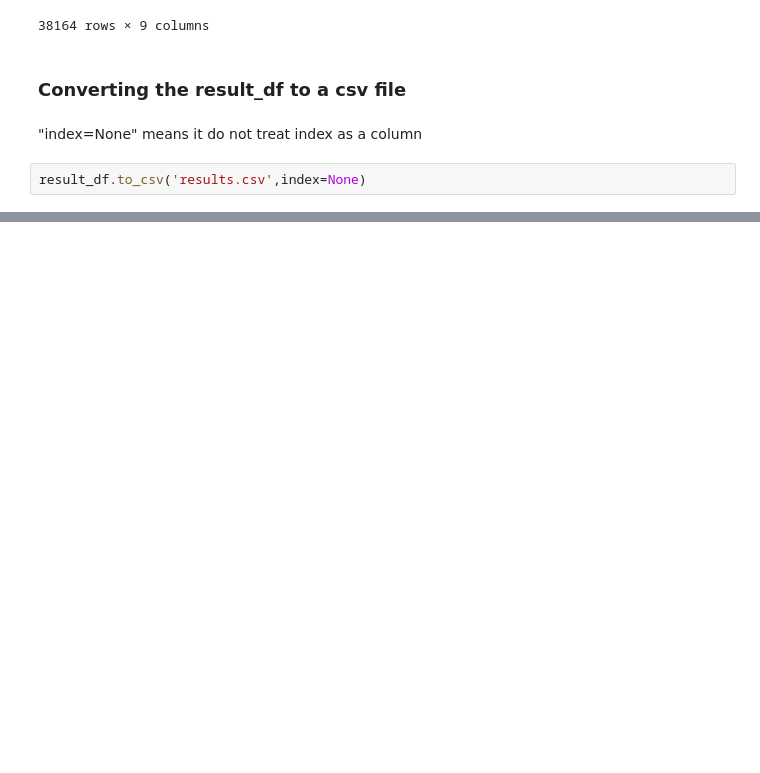
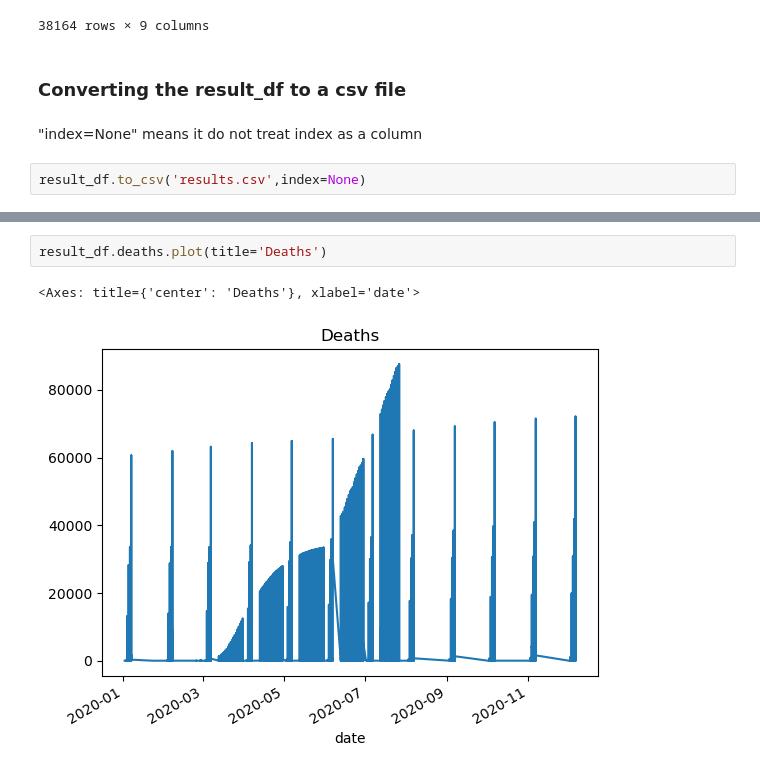
Before and after one commit to Swaraz08/Jupyter, a Jupyter notebook: pandas.ipynb, the cells around one changed output, grey strips where cells are left out. Drawn from its saved outputs; the diff is of its cells as text; blank space fills up the shorter version.

```diff
--- a/pandas.ipynb
+++ b/pandas.ipynb
@@ -591,0 +659,5 @@ result_df.to_csv('results.csv',index=None)
+# %%
+result_df.deaths.plot(title='Deaths')
+# %% [output]
+<Axes: title={'center': 'Deaths'}, xlabel='date'>
+[figure, added]
```
Also changed, not shown: parts of 47 cells of this notebook.
